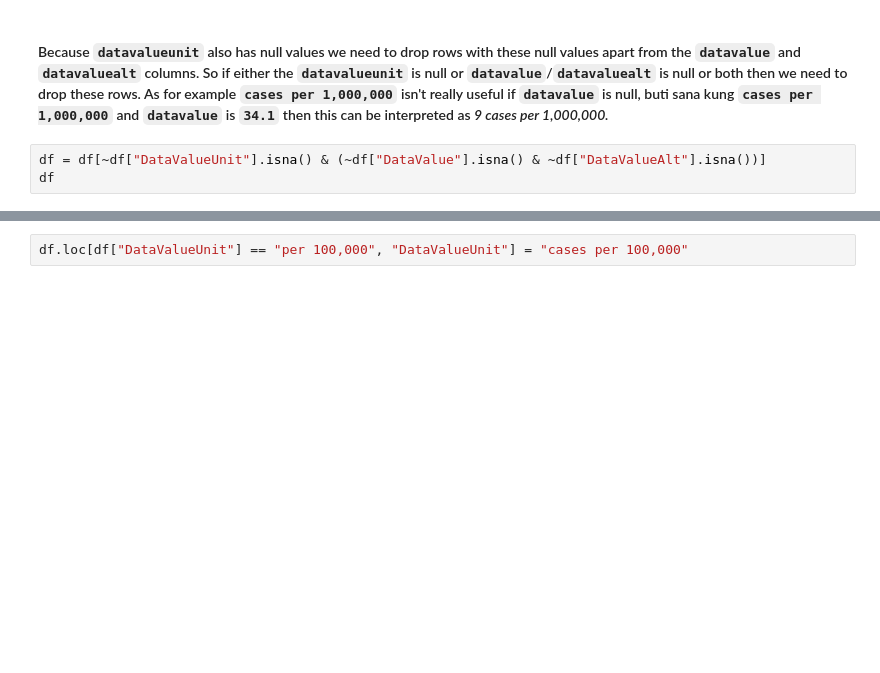
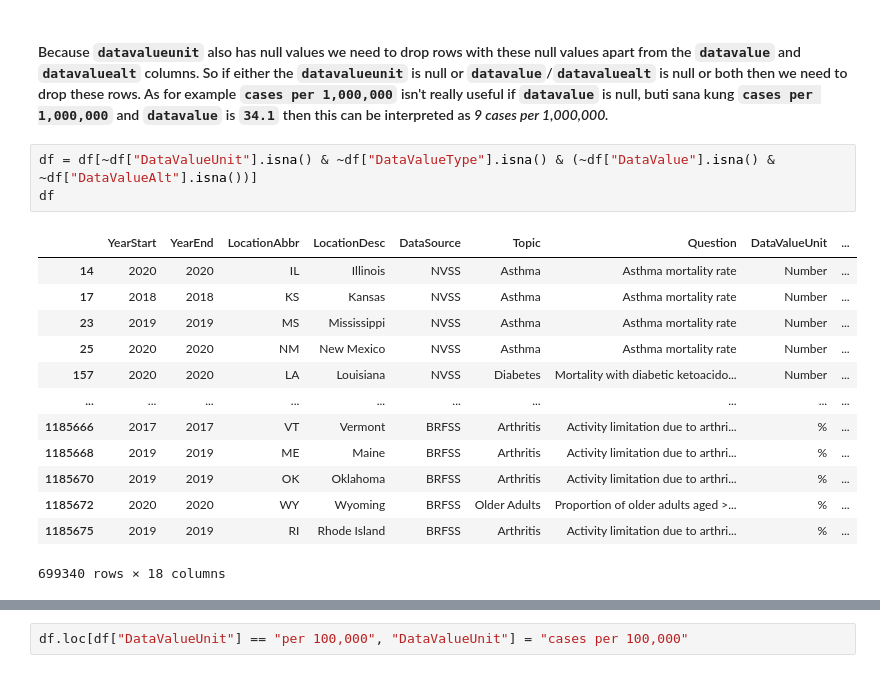
Before and after one commit to 08Aristodemus24/chronic-disease-analyses, a Jupyter notebook: chronic_disease_experimentation.ipynb, the cells around one changed output, grey strips where cells are left out. Saved outputs shown, nothing was run; the diff lists cells and outputs as text; blank space fills up the shorter version.

```diff
--- a/chronic_disease_experimentation.ipynb
+++ b/chronic_disease_experimentation.ipynb
@@ -144,7 +357,21 @@ df[df["DataValueUnit"] == "cases per 1,000,000"].sample(n=5, )
 # %% [markdown]
 #### Because `datavalueunit` also has null values we need to drop rows with these null values apart from the `datavalue` and `datavaluealt` columns. So if either the `datavalueunit` is null or `datavalue`/`datavaluealt` is null or both then we need to drop these rows. As for example `cases per 1,000,000` isn't really useful if `datavalue` is null, buti sana kung `cases per 1,000,000` and `datavalue` is `34.1` then this can be interpreted as *9 cases per 1,000,000.*
 # %%
-df = df[~df["DataValueUnit"].isna() & (~df["DataValue"].isna() & ~df["DataValueAlt"].isna())]
+df = df[~df["DataValueUnit"].isna() & ~df["DataValueType"].isna() & (~df["DataValue"].isna() & ~df["DataValueAlt"].isna())]
 df
+# %% [output]
+|  | YearStart | YearEnd | LocationAbbr | LocationDesc | DataSource | Topic | Question | DataValueUnit | ... |
+| 14 | 2020 | 2020 | IL | Illinois | NVSS | Asthma | Asthma mortality rate | Number | ... |
+| 17 | 2018 | 2018 | KS | Kansas | NVSS | Asthma | Asthma mortality rate | Number | ... |
+| 23 | 2019 | 2019 | MS | Mississippi | NVSS | Asthma | Asthma mortality rate | Number | ... |
+| 25 | 2020 | 2020 | NM | New Mexico | NVSS | Asthma | Asthma mortality rate | Number | ... |
+| 157 | 2020 | 2020 | LA | Louisiana | NVSS | Diabetes | Mortality with diabetic ketoacido... | Number | ... |
+| ... | ... | ... | ... | ... | ... | ... | ... | ... | ... |
+| 1185666 | 2017 | 2017 | VT | Vermont | BRFSS | Arthritis | Activity limitation due to arthri... | % | ... |
+| 1185668 | 2019 | 2019 | ME | Maine | BRFSS | Arthritis | Activity limitation due to arthri... | % | ... |
+| 1185670 | 2019 | 2019 | OK | Oklahoma | BRFSS | Arthritis | Activity limitation due to arthri... | % | ... |
+| 1185672 | 2020 | 2020 | WY | Wyoming | BRFSS | Older Adults | Proportion of older adults aged >... | % | ... |
+| 1185675 | 2019 | 2019 | RI | Rhode Island | BRFSS | Arthritis | Activity limitation due to arthri... | % | ... |
+699340 rows × 18 columns
 # %%
 df["DataValueUnit"].value_counts().index.to_list()
```
Also changed, not shown: parts of 49 cells of this notebook, 7 other files.
